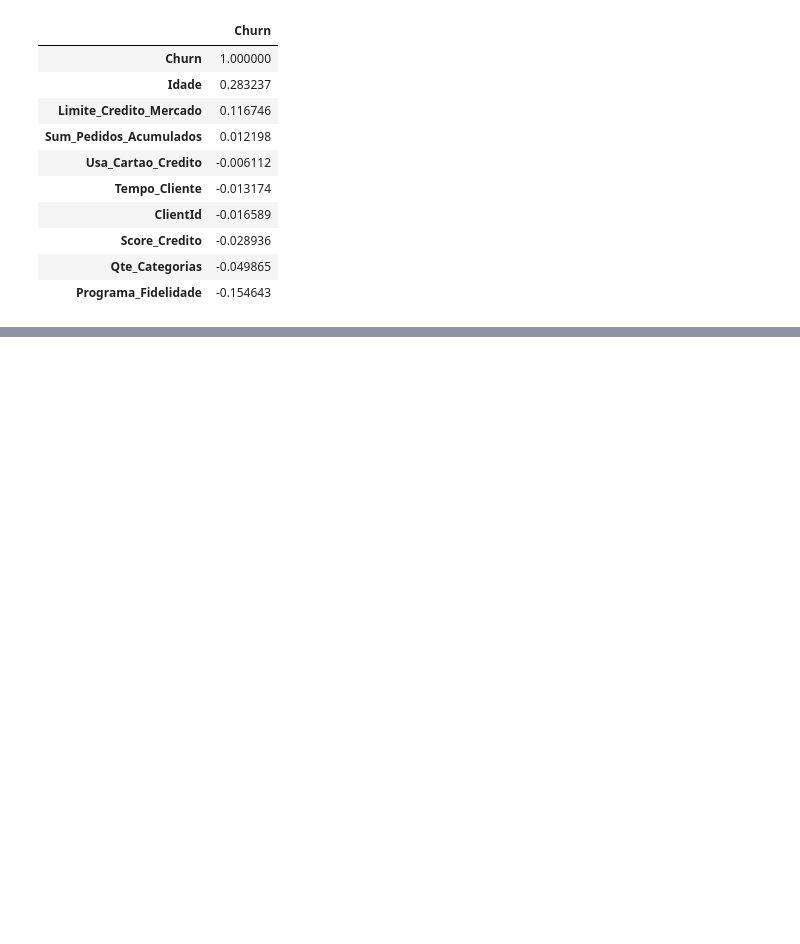
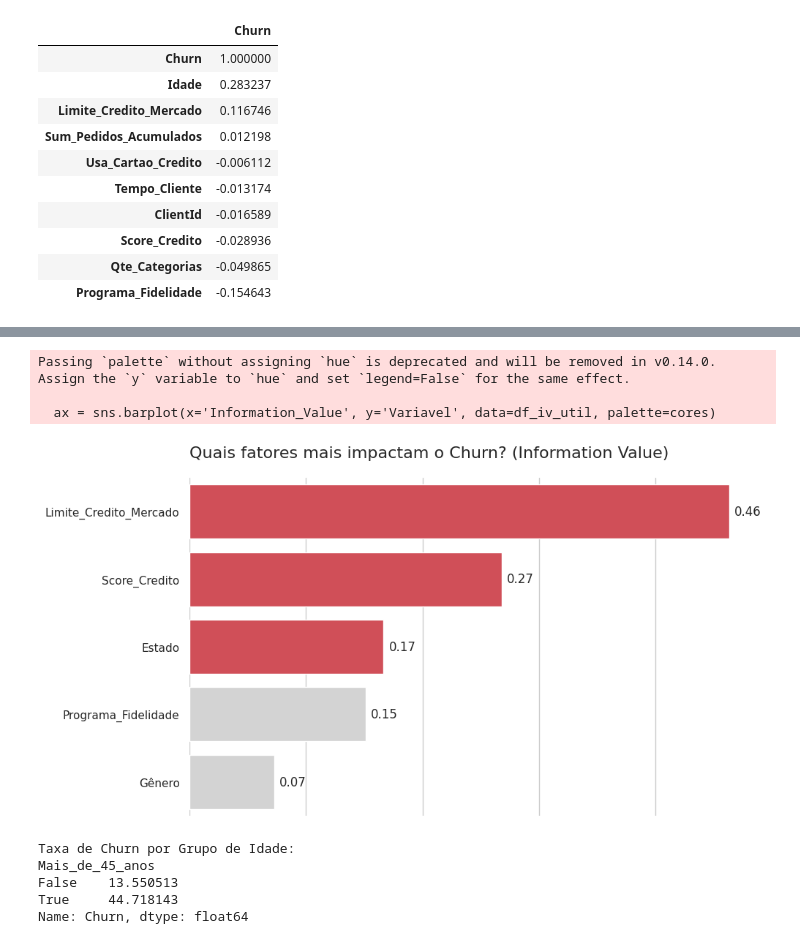
Before and after one commit to Bauer-analytics1910/previsao-churn-delivery, a Jupyter notebook: analise_churn_tocomfome.ipynb, the cells around one changed output, grey strips where cells are left out. Drawn from its saved outputs; the diff is of its cells as text; code cells hidden in the pictures; blank space fills up the shorter version.

```diff
--- a/analise_churn_tocomfome.ipynb
+++ b/analise_churn_tocomfome.ipynb
@@ -130,3 +94,70 @@ df_master.to_excel('resultado_churn_tocomfome.xlsx', index=False)
 
 # Ou exportando para CSV
 # df_master.to_csv('resultado_churn_tocomfome.csv', index=False)
+# %%
+import pandas as pd
+import matplotlib.pyplot as plt
+import seaborn as sns
+
+# 1. Recriando os dados exatos do cálculo de IV
+dados_iv = {
+    'Variavel': ['Limite_Credito_Mercado', 'Score_Credito',
+                 'Estado', 'Programa_Fidelidade', 'Gênero', 'Tempo_Cliente',
+                 'Sum_Pedidos_Acumulados', 'Usa_Cartao_Credito', 'DataExtracao'],
+    'Information_Value': [0.4634, 0.2681, 0.1667, 0.1516,
+                          0.0729, 0.0090, 0.0072, 0.0002, 0.0000]
+}
+df_iv = pd.DataFrame(dados_iv)
+
+# 2. Limpeza visual: Filtrando apenas as variáveis com poder preditivo útil (IV > 0.02)
+df_iv_util = df_iv[df_iv['Information_Value'] > 0.02].copy()
+
+# 3. Configurando o estilo do gráfico
+sns.set_theme(style="whitegrid")
+plt.figure(figsize=(10, 6))
+
+# 4. Criando uma paleta de cores para reduzir a carga cognitiva (destaque apenas no Top 3)
+cores = ['#e63946', '#e63946', '#e63946'] + ['#d3d3d3'] * (len(df_iv_util) - 3)
+
+# 5. Plotando o gráfico de barras horizontais
+ax = sns.barplot(x='Information_Value', y='Variavel', data=df_iv_util, palette=cores)
+
+# 6. Adicionando os valores numéricos direto nas barras
+for i in ax.containers:
+    ax.bar_label(i, fmt='%.2f', padding=5)
+
+# 7. Refinando o design (removendo bordas e eixos desnecessários)
+plt.title('Quais fatores mais impactam o Churn? (Information Value)', fontsize=16, pad=20, loc='left')
+plt.xlabel('')
+plt.ylabel('')
+sns.despine(left=True, bottom=True)
+ax.set(xticklabels=[]) # Esconde os números do eixo X inferior para o visual ficar limpo
+ax.tick_params(bottom=False)
+
+# 8. Salvando a imagem final no Colab
+plt.savefig('grafico_iv_fatores_risco.png', bbox_inches='tight', dpi=300)
+
+plt.show()
+# %% [output]
+Passing `palette` without assigning `hue` is deprecated and will be removed in v0.14.0. Assign the `y` variable to `hue` and set `legend=False` for the same effect.
+
+  ax = sns.barplot(x='Information_Value', y='Variavel', data=df_iv_util, palette=cores)
+[figure, added]
+# %%
+import pandas as pd
+
+# 1. Criando uma coluna temporária que diz Verdadeiro (True) se a pessoa tem mais de 45 anos
+df_master['Mais_de_45_anos'] = df_master['Idade'] > 45
+
+# 2. Calculando a taxa média de Churn para cada grupo (multiplicando por 100 para virar porcentagem)
+taxa_churn_idade = df_master.groupby('Mais_de_45_anos')['Churn'].mean() * 100
+
+# 3. Exibindo o resultado
+print("Taxa de Churn por Grupo de Idade:")
+print(taxa_churn_idade)
+# %% [output]
+Taxa de Churn por Grupo de Idade:
+Mais_de_45_anos
+False    13.550513
+True     44.718143
+Name: Churn, dtype: float64
```
Also changed, not shown: parts of 5 cells of this notebook.
